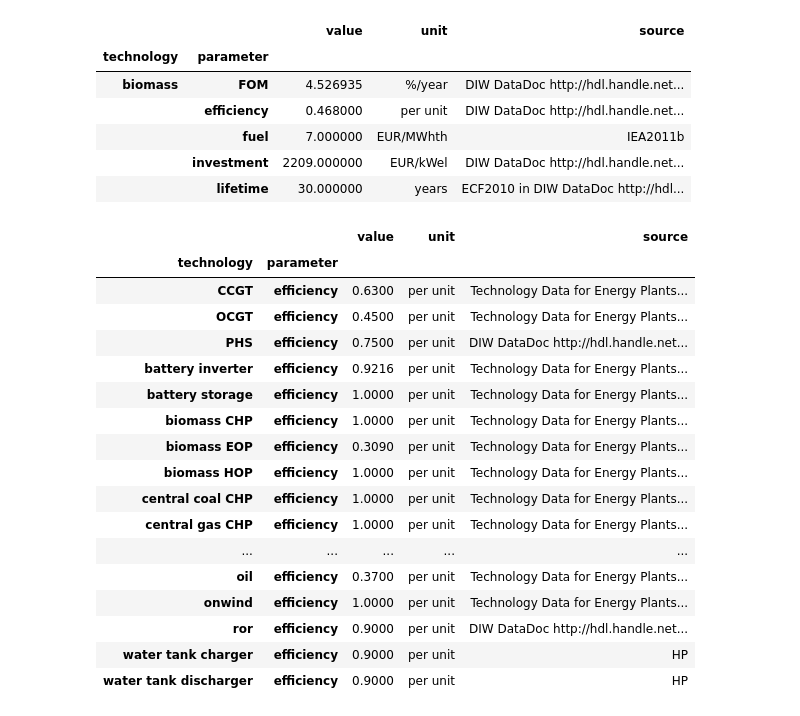
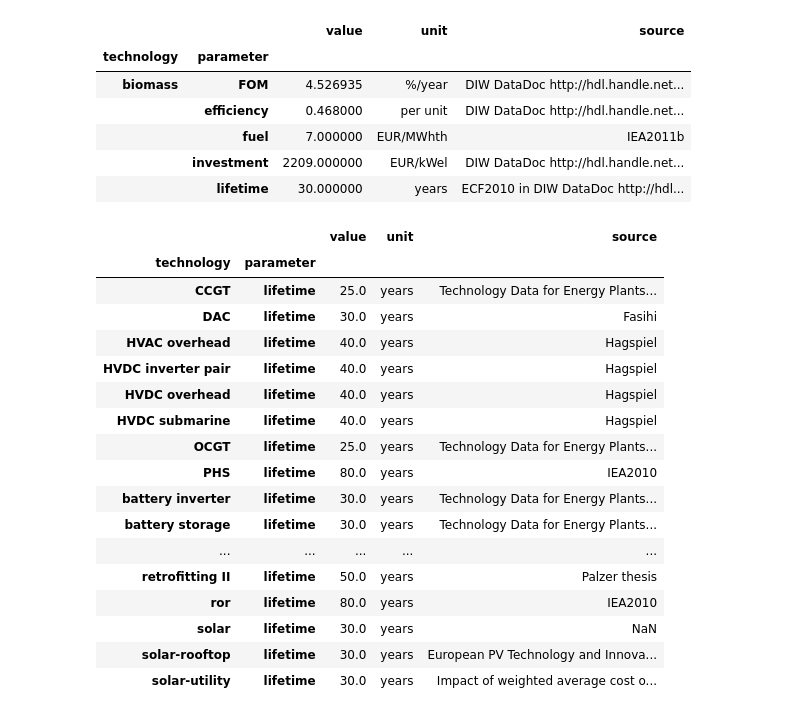
Before and after one commit to martavp/pypsa-eur-sec-30-path, a Jupyter notebook: paper_graphics/data/costs/compile_cost_assumptions.ipynb, the cells around one changed output. Drawn from its saved outputs; the diff is of its cells as text; code cells hidden in the pictures.

Commit message:
Add lifetime for solar, which is needed to check exsiting

```diff
--- a/paper_graphics/data/costs/compile_cost_assumptions.ipynb
+++ b/paper_graphics/data/costs/compile_cost_assumptions.ipynb
@@ -416,6 +416,10 @@ for year in years:
 
     costs.loc[('solar-rooftop','lifetime'),'value'] = 30
     costs.loc[('solar-rooftop','lifetime'),'source'] = source_ETIP
+
+    # lifetime for solar
+    costs.loc[('solar','lifetime'),'value'] = (costs.loc[('solar-rooftop','lifetime'),'value']+costs.loc[('solar-utility','lifetime'),'value'])/2
+    costs.loc[('solar','lifetime'),'unit'] = 'years'
 
     # nuclear from Lazards
     costs.loc[('nuclear','investment'),'value'] = 8595/(1+rate_inflation)**(2019-2015)
@@ -521,23 +525,23 @@ pd.read_csv('inputs/costs_PyPSA.csv', index_col=list(range(2))).sort_index().fil
 |  | investment | 2209.000000 | EUR/kWel | DIW DataDoc http://hdl.handle.net... |
 |  | lifetime | 30.000000 | years | ECF2010 in DIW DataDoc http://hdl... |
 # %%
-costs.filter(like='efficiency',axis=0)
+costs.filter(like='lifetime',axis=0)
 # %% [output]
 |  |  | value | unit | source |
 | technology | parameter |  |  |  |
-| CCGT | efficiency | 0.6300 | per unit | Technology Data for Energy Plants... |
-| OCGT | efficiency | 0.4500 | per unit | Technology Data for Energy Plants... |
-| PHS | efficiency | 0.7500 | per unit | DIW DataDoc http://hdl.handle.net... |
-| battery inverter | efficiency | 0.9216 | per unit | Technology Data for Energy Plants... |
-| battery storage | efficiency | 1.0000 | per unit | Technology Data for Energy Plants... |
-| biomass CHP | efficiency | 1.0000 | per unit | Technology Data for Energy Plants... |
-| biomass EOP | efficiency | 0.3090 | per unit | Technology Data for Energy Plants... |
-| biomass HOP | efficiency | 1.0000 | per unit | Technology Data for Energy Plants... |
-| central coal CHP | efficiency | 1.0000 | per unit | Technology Data for Energy Plants... |
-| central gas CHP | efficiency | 1.0000 | per unit | Technology Data for Energy Plants... |
+| CCGT | lifetime | 25.0 | years | Technology Data for Energy Plants... |
+| DAC | lifetime | 30.0 | years | Fasihi |
+| HVAC overhead | lifetime | 40.0 | years | Hagspiel |
+| HVDC inverter pair | lifetime | 40.0 | years | Hagspiel |
+| HVDC overhead | lifetime | 40.0 | years | Hagspiel |
+| HVDC submarine | lifetime | 40.0 | years | Hagspiel |
+| OCGT | lifetime | 25.0 | years | Technology Data for Energy Plants... |
+| PHS | lifetime | 80.0 | years | IEA2010 |
+| battery inverter | lifetime | 30.0 | years | Technology Data for Energy Plants... |
+| battery storage | lifetime | 30.0 | years | Technology Data for Energy Plants... |
 | ... | ... | ... | ... | ... |
-| oil | efficiency | 0.3700 | per unit | Technology Data for Energy Plants... |
-| onwind | efficiency | 1.0000 | per unit | Technology Data for Energy Plants... |
-| ror | efficiency | 0.9000 | per unit | DIW DataDoc http://hdl.handle.net... |
-| water tank charger | efficiency | 0.9000 | per unit | HP |
-| water tank discharger | efficiency | 0.9000 | per unit | HP |
+| retrofitting II | lifetime | 50.0 | years | Palzer thesis |
+| ror | lifetime | 80.0 | years | IEA2010 |
+| solar | lifetime | 30.0 | years | NaN |
+| solar-rooftop | lifetime | 30.0 | years | European PV Technology and Innova... |
+| solar-utility | lifetime | 30.0 | years | Impact of weighted average cost o... |
```
Also changed, not shown: 37 other files.
